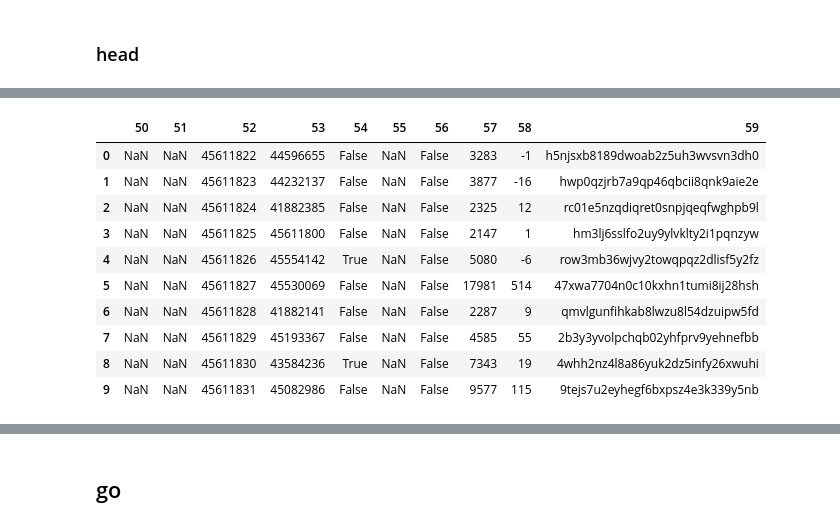
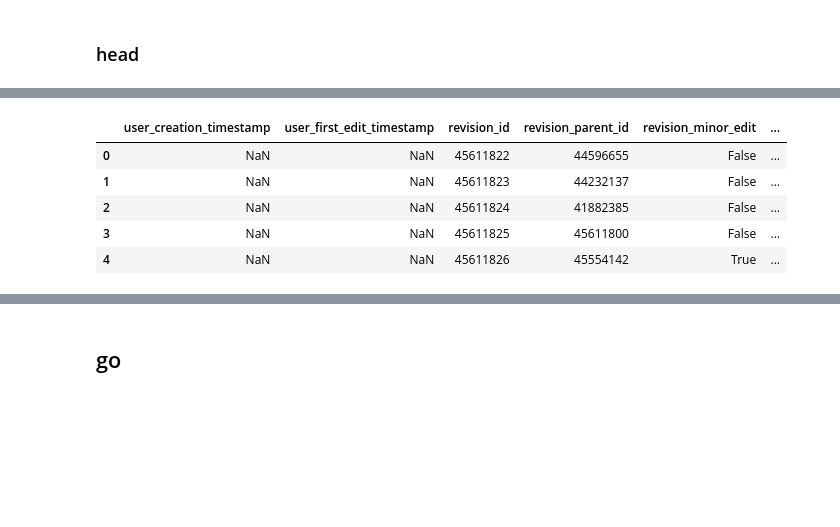
Before and after one commit to bhrdj/predwikt, a Jupyter notebook: notebooks/1.15-sfb-history-tables-to-mariadb.ipynb, the cells around one changed output, grey strips where cells are left out. Saved outputs shown, nothing was run; the diff lists cells and outputs as text; code cells hidden in the pictures; blank space fills up the shorter version.

```diff
--- a/notebooks/1.15-sfb-history-tables-to-mariadb.ipynb
+++ b/notebooks/1.15-sfb-history-tables-to-mariadb.ipynb
@@ -9,4 +10,7 @@ import os, pandas as pd, numpy as np
 # %%
 datapath = '../data/raw/jawiki/dumps_unzipped/'
+# %%
+mtdt = pd.read_csv('../references/metadata/history.tsv', sep='\t')
+# print(mtdt.col_name.tolist())
 # %% [markdown]
 ### head
@@ -13,2 +27,2 @@ datapath = '../data/raw/jawiki/dumps_unzipped/'
 # %%
-pd.read_csv(datapath+'2021-12.jawiki.2013.tsv', sep='\t', nrows=10, header=None).shape
+head = pd.read_csv(datapath+'2021-12.jawiki.2013.tsv', sep='\t', nrows=10, header=None, names=mtdt.col_name.tolist())
@@ -87,15 +94,10 @@ pd.read_csv(datapath+'2021-12.jawiki.2013.tsv', sep='\t', nrows=10, header=None)
 # %%
-pd.read_csv(datapath+'2021-12.jawiki.2013.tsv', sep='\t', nrows=10, header=None).iloc[:,50:60]
+head.iloc[:5,50:60]
 # %% [output]
-|  | 50 | 51 | 52 | 53 | 54 | 55 | 56 | 57 | 58 | 59 |
-| 0 | NaN | NaN | 45611822 | 44596655 | False | NaN | False | 3283 | -1 | h5njsxb8189dwoab2z5uh3wvsvn3dh0 |
-| 1 | NaN | NaN | 45611823 | 44232137 | False | NaN | False | 3877 | -16 | hwp0qzjrb7a9qp46qbcii8qnk9aie2e |
-| 2 | NaN | NaN | 45611824 | 41882385 | False | NaN | False | 2325 | 12 | rc01e5nzqdiqret0snpjqeqfwghpb9l |
-| 3 | NaN | NaN | 45611825 | 45611800 | False | NaN | False | 2147 | 1 | hm3lj6sslfo2uy9ylvklty2i1pqnzyw |
-| 4 | NaN | NaN | 45611826 | 45554142 | True | NaN | False | 5080 | -6 | row3mb36wjvy2towqpqz2dlisf5y2fz |
-| 5 | NaN | NaN | 45611827 | 45530069 | False | NaN | False | 17981 | 514 | 47xwa7704n0c10kxhn1tumi8ij28hsh |
-| 6 | NaN | NaN | 45611828 | 41882141 | False | NaN | False | 2287 | 9 | qmvlgunfihkab8lwzu8l54dzuipw5fd |
-| 7 | NaN | NaN | 45611829 | 45193367 | False | NaN | False | 4585 | 55 | 2b3y3yvolpchqb02yhfprv9yehnefbb |
-| 8 | NaN | NaN | 45611830 | 43584236 | True | NaN | False | 7343 | 19 | 4whh2nz4l8a86yuk2dz5infy26xwuhi |
-| 9 | NaN | NaN | 45611831 | 45082986 | False | NaN | False | 9577 | 115 | 9tejs7u2eyhegf6bxpsz4e3k339y5nb |
+|  | user_creation_timestamp | user_first_edit_timestamp | revision_id | revision_parent_id | revision_minor_edit | ... |
+| 0 | NaN | NaN | 45611822 | 44596655 | False | ... |
+| 1 | NaN | NaN | 45611823 | 44232137 | False | ... |
+| 2 | NaN | NaN | 45611824 | 41882385 | False | ... |
+| 3 | NaN | NaN | 45611825 | 45611800 | False | ... |
+| 4 | NaN | NaN | 45611826 | 45554142 | True | ... |
 # %%
```
Also changed, not shown: parts of 36 cells of this notebook, 6 other files.
